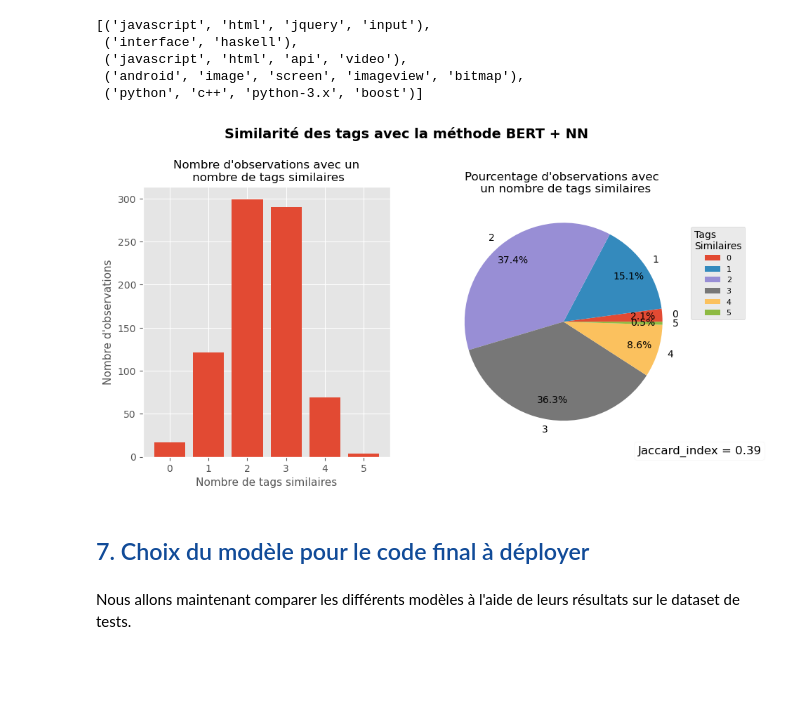
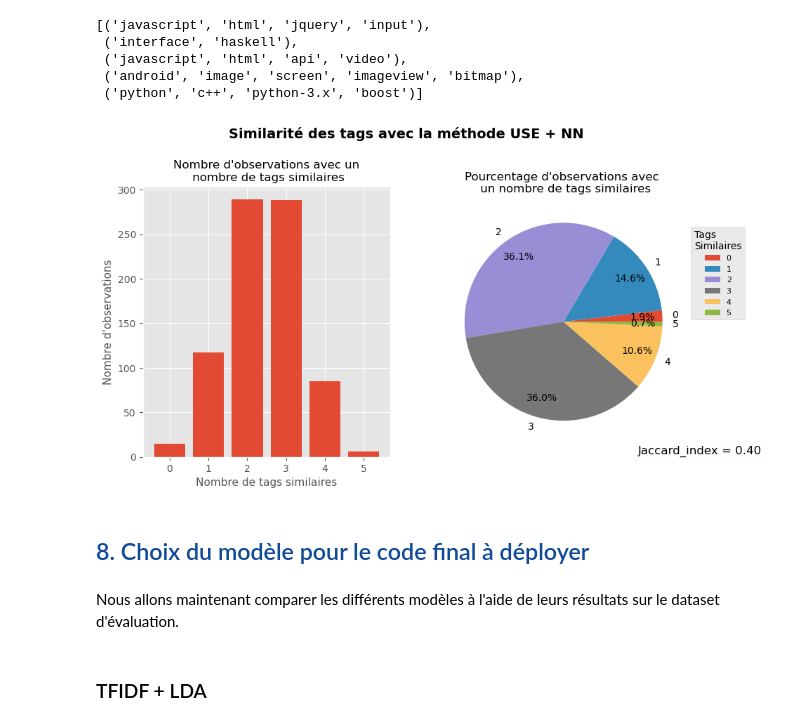
Before and after one commit to sdmwd/IML-Open-Classrooms, a Jupyter notebook: P5 - Catégorisez automatiquement des questions/Durand_Simon_2_notebook_test_012023.ipynb, the cells around one changed output. Cells and saved outputs as stored; diff of their text form; code cells hidden in the pictures; blank space fills up the shorter version.

```diff
--- a/P5 - Catégorisez automatiquement des questions/Durand_Simon_2_notebook_test_012023.ipynb
+++ b/P5 - Catégorisez automatiquement des questions/Durand_Simon_2_notebook_test_012023.ipynb
@@ -944,11 +1593,11 @@ bert_nn_model = Sequential([
 ])
 # %%
 # Compile the model
-bert_nn_model.compile(optimizer='adam', loss='binary_crossentropy', metrics=['accuracy'])
+use_nn_model.compile(optimizer='adam', loss='binary_crossentropy', metrics=['accuracy'])
 # %%
 # Train the model and store the history object
-history = bert_nn_model.fit(use_train, y_train, verbose=1,
-                            epochs=200, batch_size=32,
-                            validation_data=(use_test, y_test))
+history = use_nn_model.fit(use_train, y_train, verbose=1,
+                           epochs=200, batch_size=32,
+                           validation_data=(use_test, y_test))
 # %% [output]
 Epoch 1/200
@@ -994,6 +1643,6 @@ plot_epochs(history)
 # %%
 # Use the trained model to predict the tags for each sentence
-pred_probs = bert_nn_model.predict(use_test)
+pred_probs = use_nn_model.predict(use_test)
 # %% [output]
 25/25 [==============================] - 0s 1ms/step
 # %%
@@ -1013,6 +1662,6 @@ pred_tags[0:5]
 # %%
-true_tags_ = mlb.inverse_transform(y_test)
-true_tags_[0:5]
+true_tags_6 = mlb.inverse_transform(y_test)
+true_tags_6[0:5]
 # %% [output]
 [('javascript', 'html', 'jquery', 'input'),
  ('interface', 'haskell'),
@@ -1020,8 +1669,8 @@ true_tags_[0:5]
  ('android', 'image', 'screen', 'imageview', 'bitmap'),
  ('python', 'c++', 'python-3.x', 'boost')]
 # %%
-plot_similar_tags(true_tags_, pred_tags, 'USE + NN')
+plot_similar_tags(true_tags_6, pred_tags, 'USE + NN')
 # %% [output]
-[figure, old version]
+[figure, new version]
 # %% [markdown]
-## <font color="#114b98" id="section_7">7. Choix du modèle pour le code final à déployer</font>
+## <font color="#114b98" id="section_8">8. Choix du modèle pour le code final à déployer</font>
@@ -1028,2 +1679,4 @@ plot_similar_tags(true_tags_, pred_tags, 'USE + NN')
 # %% [markdown]
-Nous allons maintenant comparer les différents modèles à l'aide de leurs résultats sur le dataset de tests.
+Nous allons maintenant comparer les différents modèles à l'aide de leurs résultats sur le dataset d'évaluation.
+# %% [markdown]
+### TFIDF + LDA
```
Also changed, not shown: parts of 187 cells of this notebook, 1 other file.
